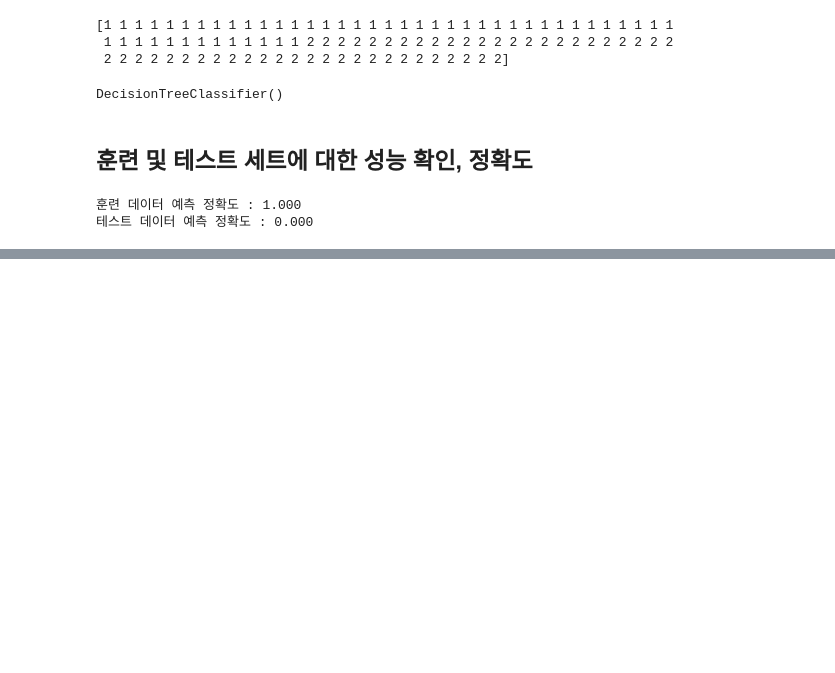
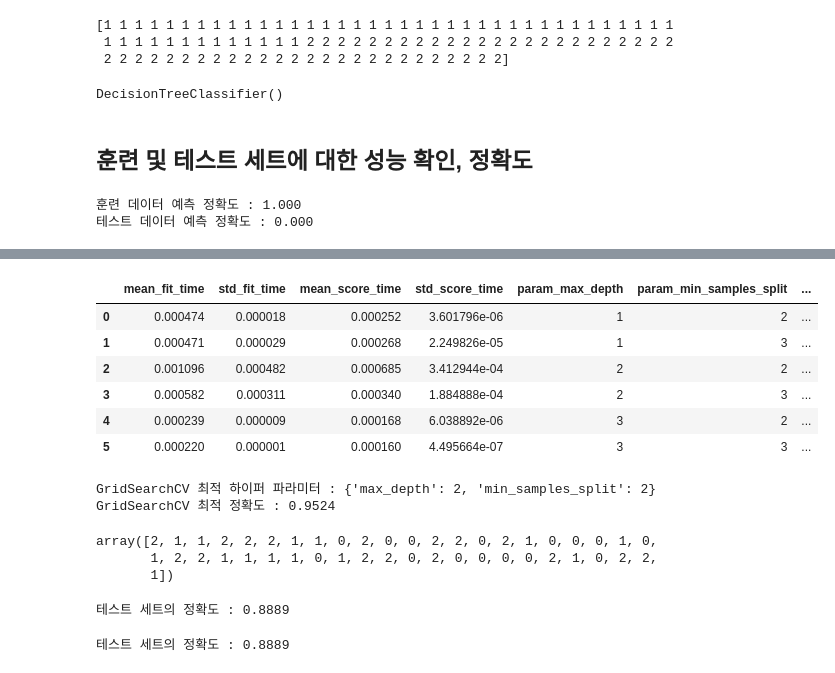
Before and after one commit to yejuPark/machine_learning, a Jupyter notebook: 01.model_selection.ipynb, the cells around one changed output, grey strips where cells are left out. Saved outputs shown, nothing was run; the diff lists cells and outputs as text; code cells hidden in the pictures; blank space fills up the shorter version.

```diff
--- a/01.model_selection.ipynb
+++ b/01.model_selection.ipynb
@@ -58,0 +256,6 @@ print('테스트 데이터 예측 정확도 : {:.3f}'.format(accuracy_score(y_te
+# %%
+# 1. 전체 데이터를 훈련 / 테스트 세트로 분할
+
+X_train, X_test, y_train, y_test = train_test_split(
+  X, y, test_size=0.3, random_state=42, stratify=y
+)
@@ -58,0 +288,22 @@ print('테스트 데이터 예측 정확도 : {:.3f}'.format(accuracy_score(y_te
+# %%
+from sklearn.model_selection import GridSearchCV
+
+# parameter map 정의
+# 머신러닝 알고리즘에 들어가는 하이퍼 파라미터 목록을 정의한 dict
+
+parameters = {
+  'max_depth' : [1, 2, 3],
+  'min_samples_split' : [2, 3]
+}
+
+grid_dt_clf = GridSearchCV(
+  DecisionTreeClassifier(),
+  param_grid=parameters,
+  cv=3,
+  refit=True,
+  return_train_score=True,
+  n_jobs=-1  # 사용가능한 cpu 모두 사용해서 훈련에 투입
+)
+# %%
+# 훈련
+grid_dt_clf.fit(X_train, y_train)
@@ -58,0 +336,45 @@ print('테스트 데이터 예측 정확도 : {:.3f}'.format(accuracy_score(y_te
+# %%
+import pandas as pd
+
+scores_df = pd.DataFrame(grid_dt_clf.cv_results_)
+scores_df
+# %% [output]
+|  | mean_fit_time | std_fit_time | mean_score_time | std_score_time | param_max_depth | param_min_samples_split | ... |
+| 0 | 0.000474 | 0.000018 | 0.000252 | 3.601796e-06 | 1 | 2 | ... |
+| 1 | 0.000471 | 0.000029 | 0.000268 | 2.249826e-05 | 1 | 3 | ... |
+| 2 | 0.001096 | 0.000482 | 0.000685 | 3.412944e-04 | 2 | 2 | ... |
+| 3 | 0.000582 | 0.000311 | 0.000340 | 1.884888e-04 | 2 | 3 | ... |
+| 4 | 0.000239 | 0.000009 | 0.000168 | 6.038892e-06 | 3 | 2 | ... |
+| 5 | 0.000220 | 0.000001 | 0.000160 | 4.495664e-07 | 3 | 3 | ... |
+# %%
+# 성능이 제일 좋았던 결과 확인
+
+print('GridSearchCV 최적 하이퍼 파라미터 : {}'.format(grid_dt_clf.best_params_))
+print('GridSearchCV 최적 정확도 : {:.4f}'.format(grid_dt_clf.best_score_))
+# %% [output]
+GridSearchCV 최적 하이퍼 파라미터 : {'max_depth': 2, 'min_samples_split': 2}
+GridSearchCV 최적 정확도 : 0.9524
+# %%
+# 최고의 결과를 냈었던 Estimator로 예측
+
+pred = grid_dt_clf.predict(X_test)
+pred
+# %% [output]
+array([2, 1, 1, 2, 2, 2, 1, 1, 0, 2, 0, 0, 2, 2, 0, 2, 1, 0, 0, 0, 1, 0,
+       1, 2, 2, 1, 1, 1, 1, 0, 1, 2, 2, 0, 2, 0, 0, 0, 0, 2, 1, 0, 2, 2,
+       1])
+# %%
+# 일반화 점수 확인
+
+print('테스트 세트의 정확도 : {:.4f}'.format(accuracy_score(y_test, pred)))
+# %% [output]
+테스트 세트의 정확도 : 0.8889
+# %%
+# GridSearch에서 가장 성능이 좋았던 모델
+
+best_estimator = grid_dt_clf.best_estimator_
+
+pred = best_estimator.predict(X_test)
+print('테스트 세트의 정확도 : {:.4f}'.format(accuracy_score(y_test, pred)))
+# %% [output]
+테스트 세트의 정확도 : 0.8889
```
Also changed, not shown: parts of 24 cells of this notebook.
